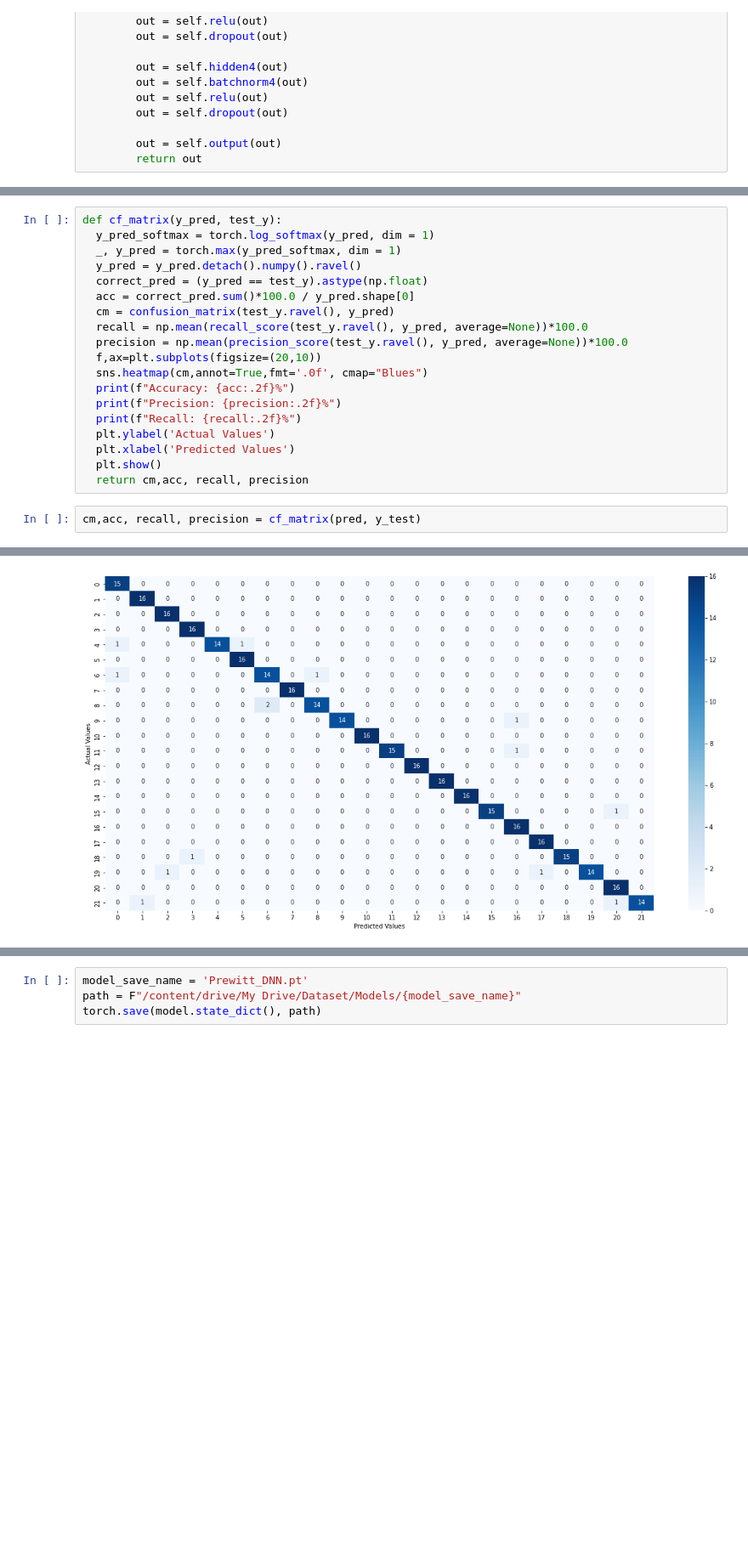
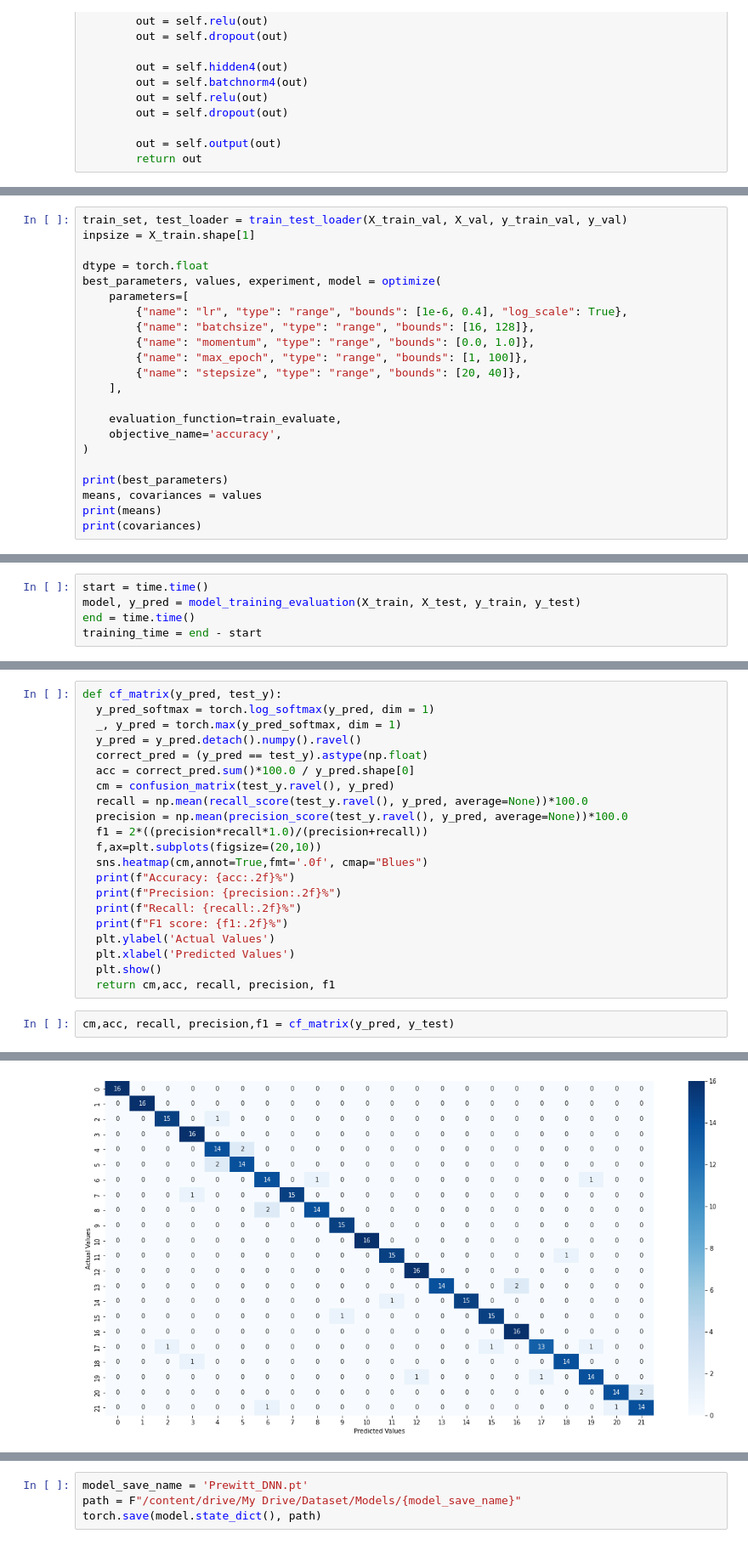
Before and after one commit to Saadman53/Thesis-Human-Activity-Recognition, a Jupyter notebook: Alexnet_Classification(Prewitt).ipynb, the cells around one changed output, grey strips where cells are left out. Shown: that part at 85% size. Drawn from its saved outputs; the diff is of its cells as text; blank space fills up the shorter version.

Commit message:
Optimized final

```diff
--- a/Alexnet_Classification(Prewitt).ipynb
+++ b/Alexnet_Classification(Prewitt).ipynb
@@ -131,0 +219,22 @@ def extract_batch(X,y,batch_size,step,no_of_samples):
+# %%
+train_set, test_loader = train_test_loader(X_train_val, X_val, y_train_val, y_val)
+inpsize = X_train.shape[1]
+
+dtype = torch.float
+best_parameters, values, experiment, model = optimize(
+    parameters=[
+        {"name": "lr", "type": "range", "bounds": [1e-6, 0.4], "log_scale": True},
+        {"name": "batchsize", "type": "range", "bounds": [16, 128]},
+        {"name": "momentum", "type": "range", "bounds": [0.0, 1.0]},
+        {"name": "max_epoch", "type": "range", "bounds": [1, 100]},
+        {"name": "stepsize", "type": "range", "bounds": [20, 40]},
+    ],
+
+    evaluation_function=train_evaluate,
+    objective_name='accuracy',
+)
+
+print(best_parameters)
+means, covariances = values
+print(means)
+print(covariances)
@@ -225,0 +367,5 @@ Training for fold 1
+# %%
+start = time.time()
+model, y_pred = model_training_evaluation(X_train, X_test, y_train, y_test)
+end = time.time()
+training_time = end - start
@@ -233,15 +402,17 @@ def cf_matrix(y_pred, test_y):
   cm = confusion_matrix(test_y.ravel(), y_pred)
   recall = np.mean(recall_score(test_y.ravel(), y_pred, average=None))*100.0
   precision = np.mean(precision_score(test_y.ravel(), y_pred, average=None))*100.0
+  f1 = 2*((precision*recall*1.0)/(precision+recall))
   f,ax=plt.subplots(figsize=(20,10))
   sns.heatmap(cm,annot=True,fmt='.0f', cmap="Blues")
   print(f"Accuracy: {acc:.2f}%")
   print(f"Precision: {precision:.2f}%")
   print(f"Recall: {recall:.2f}%")
+  print(f"F1 score: {f1:.2f}%")
   plt.ylabel('Actual Values')
   plt.xlabel('Predicted Values')
   plt.show()
-  return cm,acc, recall, precision
+  return cm,acc, recall, precision, f1
 # %%
-cm,acc, recall, precision = cf_matrix(pred, y_test)
+cm,acc, recall, precision,f1 = cf_matrix(y_pred, y_test)
 # %% [output]
@@ -251,2 +423,2 @@ Recall: 96.00%
-[figure, old version]
+[figure, new version]
 # %%
```
Also changed, not shown: parts of 17 cells of this notebook.
